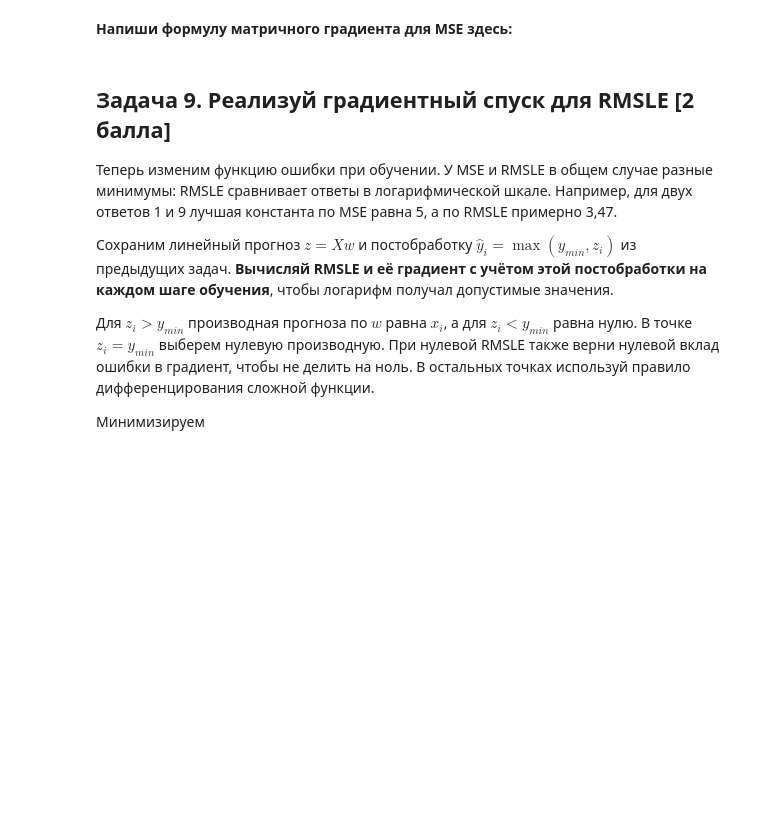
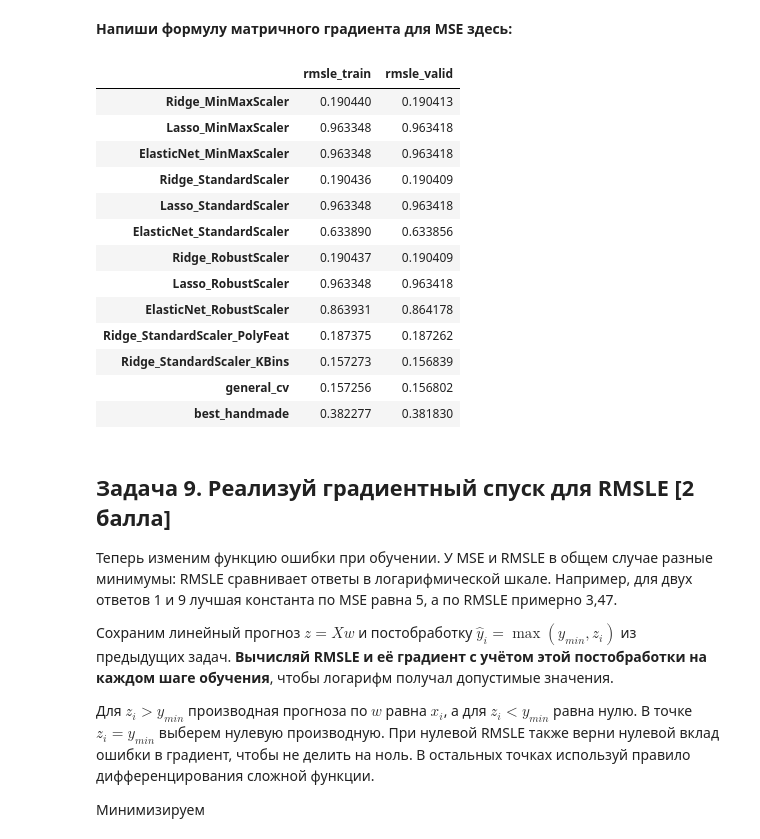
Before and after one commit to dchurikov1983/msc-ml-online-autumn-2026, a Jupyter notebook: W4 Linear Regression/Неделя_4_Машинное_обучение_ДЗ_done.ipynb, the cells around one changed output. Saved outputs shown, nothing was run; the diff lists cells and outputs as text; code cells hidden in the pictures; blank space fills up the shorter version.

```diff
--- a/W4 Linear Regression/Неделя_4_Машинное_обучение_ДЗ_done.ipynb
+++ b/W4 Linear Regression/Неделя_4_Машинное_обучение_ДЗ_done.ipynb
@@ -438,8 +528,13 @@ df_res
 prep = pipe[:-1]
 
 def add_bias(X):
-    # Добавь первым столбец единиц
-    pass
+    """
+    Добавляет к матрице X столбец из единиц.
+    """
+
+    bias = np.ones((X.shape[0], 1))
+    return np.hstack([bias, X])
+
 
 X_train_b = add_bias(prep.transform(X_train))
 X_val_b = add_bias(prep.transform(X_val))
@@ -447,8 +542,23 @@ alpha = 1.0
 
 # Половина MSE + L1. Не штрафуй свободный член.
 def mse_grad(w, X, y):
-    # Напиши код здесь
-    pass
+    """
+    Градиент (субградиент) функции J(w) = 0.5 * MSE + alpha * ||w[1:]||_1.
+
+    w[0] — свободный член, не штрафуется.
+    w[1:] — наклоны, штрафуются через субградиент sign(w[j]).
+    """
+    n = X.shape[0]
+    resid = X @ w - y
+
+    grad = X.T @ resid / n  # производная половины MSE: (1/n) X^T (Xw - y)
+
+    # субградиент L1 по наклонам (кроме свободного члена)
+    subgrad = np.sign(w[1:])
+    subgrad[w[1:] == 0] = 0.0  # в нуле выбираем 0 (множество значений -1..1)
+    grad[1:] += alpha * subgrad
+
+    return grad
 
 
 def gradient_descent(X, y, grad_foo, lr=0.1, n_iter=5000, tol=1e-4, w_init=None):
@@ -461,38 +571,65 @@ def gradient_descent(X, y, grad_foo, lr=0.1, n_iter=5000, tol=1e-4, w_init=None)
     Если массив передан, скопируй его, чтобы не изменить предыдущие веса.
     """
     # Напиши код здесь. Используй grad_foo и np.linalg.norm.
-    pass
+    if w_init is None:
+        w = np.zeros(X.shape[1])
+        w[0] = np.mean(y)
+    else:
+        w = np.array(w_init, dtype=float)  # копия, чтобы не менять исходный
+
+    for _ in range(n_iter):
+        grad = grad_foo(w, X, y)
+        w = w - lr * grad
+        if np.linalg.norm(grad) < tol:
+            break
+
+    return w
 # %%
 # Получи веса для MSE
 w_gd_mse = gradient_descent(X_train_b, y_train.values, mse_grad, lr=0.1, n_iter=5000, tol=1e-4)
 
 # Функция для получения предсказаний
 def predict(X_b, w):
-    return # Напиши код здесь
+    return X_b @ w
 
 # Функция для постобработки ответов. Всё, что меньше минимального значения в датасете, увеличь до минимального
 def postprocessing(y_pred):
   return np.maximum(y_pred, y_min)
 
 # Получи предсказания
 y_pred_train = postprocessing(predict(X_train_b, w_gd_mse))
 y_pred_val = postprocessing(predict(X_val_b, w_gd_mse))
 
 # Получи оценки метрики для train и val
 rmsle_train = -scoring_foo(y_train, y_pred_train)
 rmsle_valid = -scoring_foo(y_val, y_pred_val)
 
 # Запиши метрики в контейнер и выведи таблицу
 res['best_handmade'] = [rmsle_train, rmsle_valid]
 df_res = pd.DataFrame.from_dict(res, orient='index',
                                 columns=['rmsle_train', 'rmsle_valid'])
 
 # Выведи результат
 df_res
 
 # Сравни с Lasso(alpha=alpha, max_iter=10000, tol=1e-6) на тех же признаках.
 # Выведи J на train до постобработки и RMSLE на val после неё.
 # Напиши код здесь
+# %% [output]
+|  | rmsle_train | rmsle_valid |
+| Ridge_MinMaxScaler | 0.190440 | 0.190413 |
+| Lasso_MinMaxScaler | 0.963348 | 0.963418 |
+| ElasticNet_MinMaxScaler | 0.963348 | 0.963418 |
+| Ridge_StandardScaler | 0.190436 | 0.190409 |
+| Lasso_StandardScaler | 0.963348 | 0.963418 |
+| ElasticNet_StandardScaler | 0.633890 | 0.633856 |
+| Ridge_RobustScaler | 0.190437 | 0.190409 |
+| Lasso_RobustScaler | 0.963348 | 0.963418 |
+| ElasticNet_RobustScaler | 0.863931 | 0.864178 |
+| Ridge_StandardScaler_PolyFeat | 0.187375 | 0.187262 |
+| Ridge_StandardScaler_KBins | 0.157273 | 0.156839 |
+| general_cv | 0.157256 | 0.156802 |
+| best_handmade | 0.382277 | 0.381830 |
 # %% [markdown]
 ## Задача 9. Реализуй градиентный спуск для RMSLE [2 балла]
 
```
Also changed, not shown: parts of 6 cells of this notebook.
